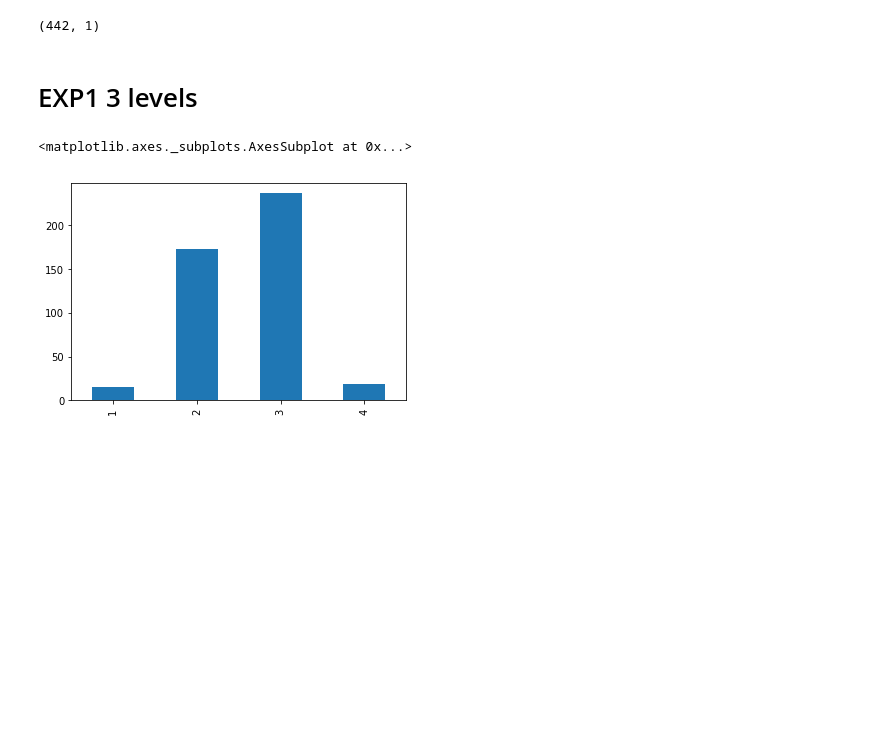
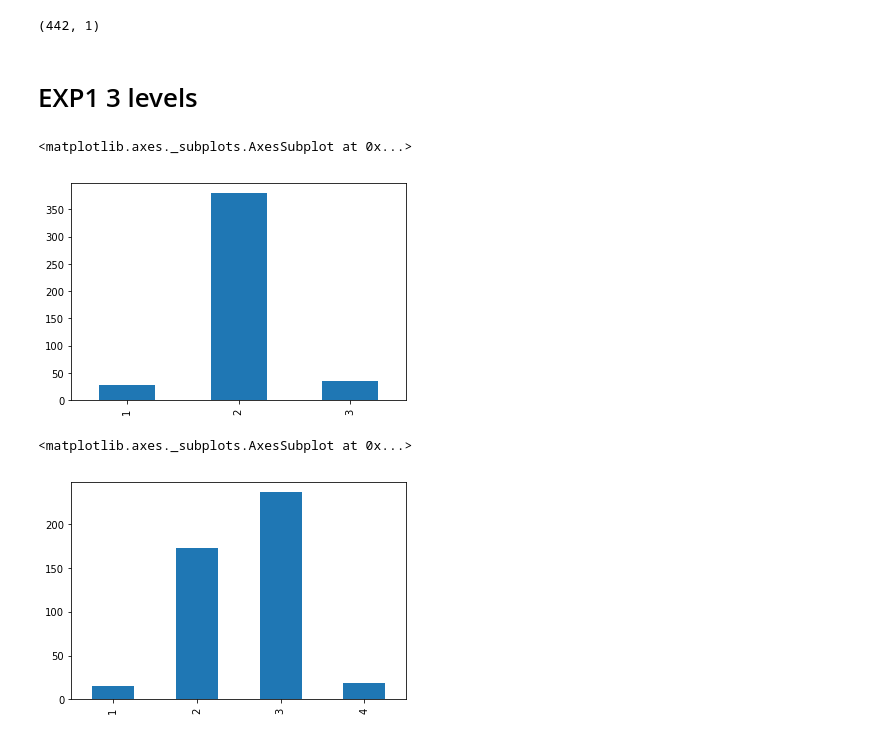
Before and after one commit to JHWu92/Cycling_safety, a Jupyter notebook: rating_platform/Y for ml under various condition.ipynb, the cells around one changed output. Cells and saved outputs as stored; diff of their text form; code cells hidden in the pictures; blank space fills up the shorter version.

```diff
--- a/rating_platform/Y for ml under various condition.ipynb
+++ b/rating_platform/Y for ml under various condition.ipynb
@@ -35,4 +35,6 @@ y_all.shape
 # %% [markdown]
 # EXP1 3 levels
 # %%
-y_all_3 = (y_all-1)/(5-1) * (3-1) + 1
+def minmaxscale(y, levels):
+    y_std = (y-1)/(5-1)
+    return y_std * (levels-1) + 1
@@ -47 +41,9 @@ y_all_4.to_csv('ys/{0}/y_csl_all_4level-{0}.csv'.format(date))
+# %%
+# y_all_3 = (y_all-1)/(5-1) * (3-1) + 1
+y3 = minmaxscale(y_all, 3)
+# y3.to_csv('ys/{0}/y_csl_all_3lvl_default-{0}.csv'.format(date))
+y3.csl.round().value_counts().loc[[1,2,3]].plot(kind='bar')
+# %% [output]
+<matplotlib.axes._subplots.AxesSubplot at 0x...>
+[figure, added]
 # %%
```
Also changed, not shown: parts of 19 cells of this notebook, 30 other files.
